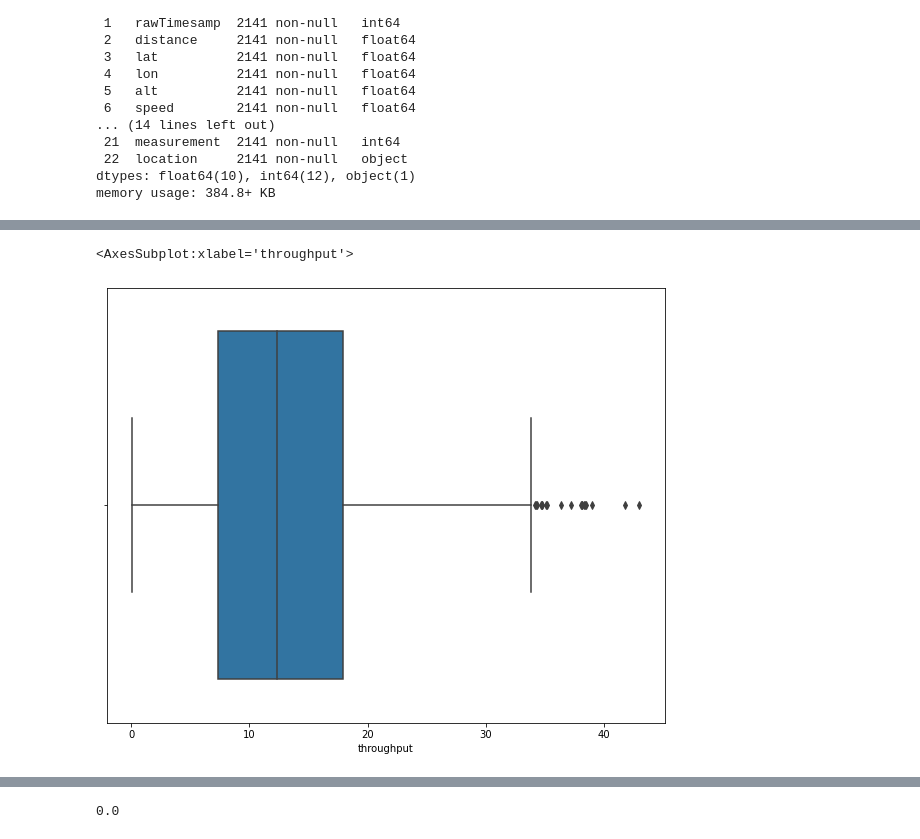
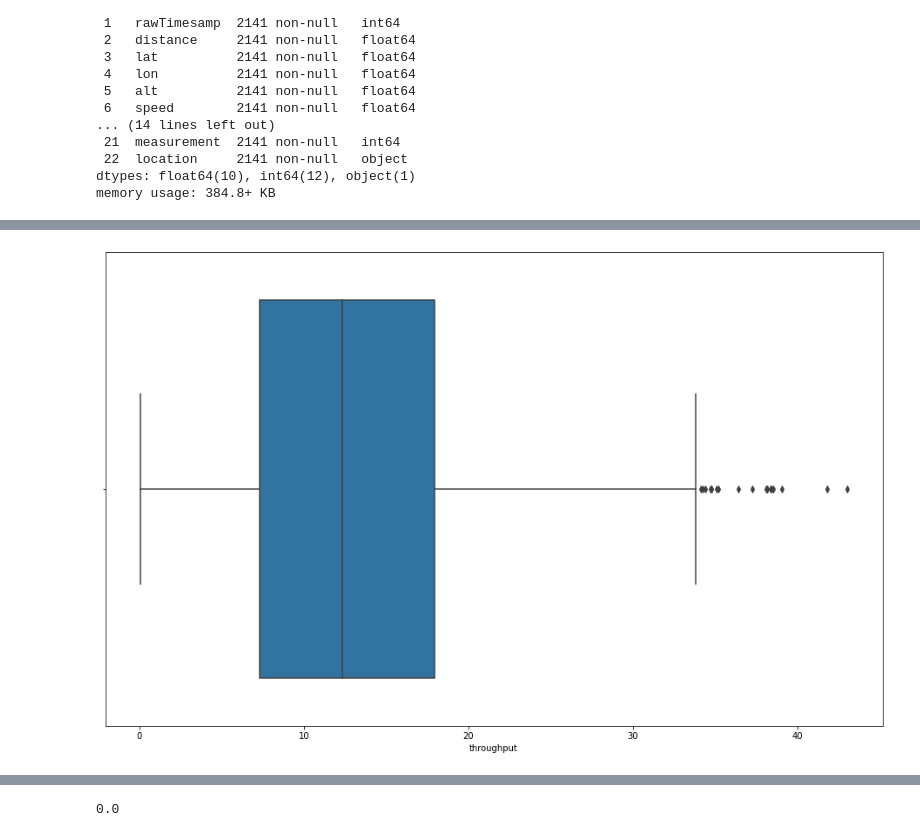
Before and after one commit to luiul/statistics-meets-logistics, a Jupyter notebook: project-w-data/dl-project.ipynb, the cells around one changed output, grey strips where cells are left out. Cells and saved outputs as stored; diff of their text form; code cells hidden in the pictures.

```diff
--- a/project-w-data/dl-project.ipynb
+++ b/project-w-data/dl-project.ipynb
@@ -206,8 +228,7 @@ sns.histplot(data=df, x='throughput',kde=True)
 # %%
-plt.figure(figsize=(10,8))
-sns.boxplot(data=df, x='throughput')
+plt.figure(figsize=(16,10))
+sns.boxplot(data=df, x='throughput');
 
 # note some outliers by the IQR method
 # %% [output]
-<AxesSubplot:xlabel='throughput'>
-[figure, old version]
+[figure, new version]
```
Also changed, not shown: parts of 117 cells of this notebook, 11 other files.
